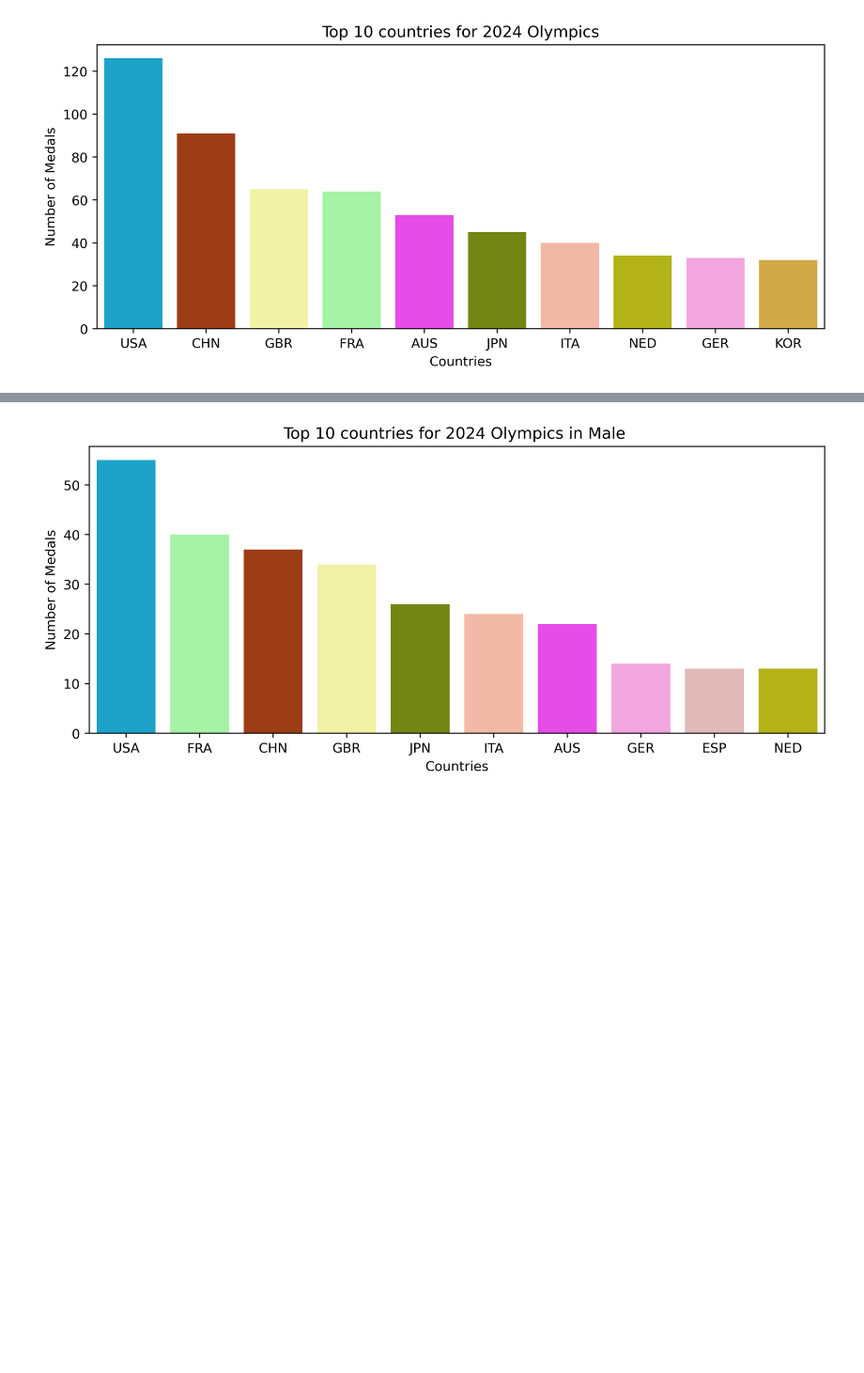
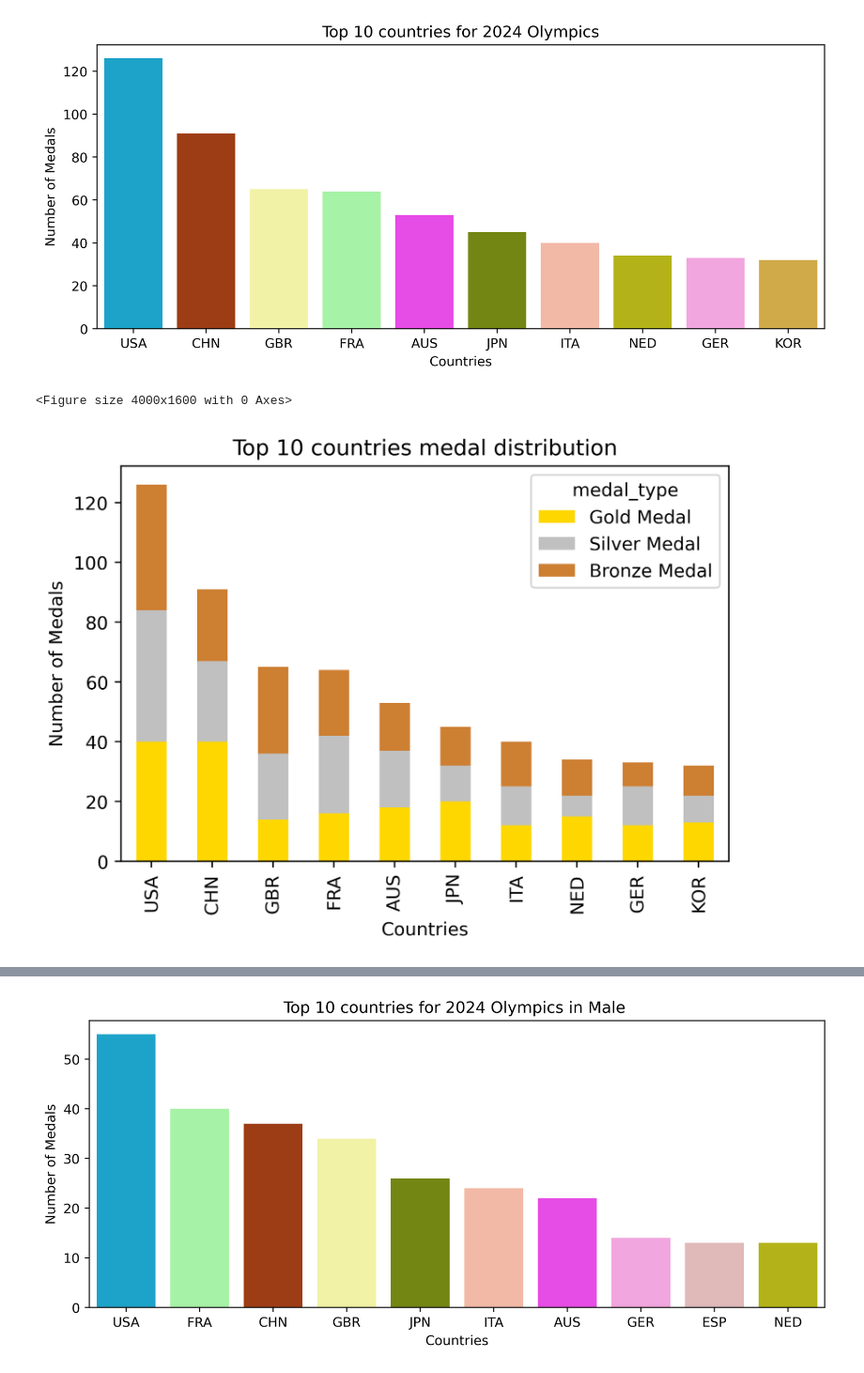
Before and after one commit to yildiramdsa/olympic_medal_distribution_analysis, a Jupyter notebook: notebooks/Project_2024_Medal_Distribution.ipynb, the cells around one changed output, grey strips where cells are left out. Shown at 94% size. Drawn from its saved outputs; the diff is of its cells as text; code cells hidden in the pictures; blank space fills up the shorter version.

```diff
--- a/notebooks/Project_2024_Medal_Distribution.ipynb
+++ b/notebooks/Project_2024_Medal_Distribution.ipynb
@@ -229,3 +230,44 @@ plt.ylabel('Number of Medals')
 plt.show()
 # %% [output]
 [figure]
+# %%
+def plot_medal_count_bar (df,title):
+
+
+    #Providing a stacked bar to show the distribution of gold, silver and bronze across each country
+    #Unstack pivote the medal_type from rows to columns. fill_value fills the empty medal_type as 0
+    cumulative_medal_df = df.groupby(['country_code','medal_type']).size().unstack(fill_value=0)
+
+    #.sum(axis= 1) calculates the total medals cross the columns
+    #Sort in descending order
+    cumulative_medal_df['total'] = cumulative_medal_df.sum(axis = 1)
+    sorted_cumulative_medal_df = cumulative_medal_df.sort_values(by = 'total', ascending = False).head(10)
+
+    #dropping total
+    sorted_cumulative_medal_df = sorted_cumulative_medal_df.drop(columns = 'total')
+
+    #setting color dict
+    medal_color_dict = {
+        'Gold Medal' : '#FFD700',
+        'Silver Medal' : '#C0C0C0',
+        'Bronze Medal' : '#CD7F32'
+    }
+
+    #rearranging columns as bronze is in the beginning
+    sorted_cumulative_medal_df = sorted_cumulative_medal_df[['Gold Medal', 'Silver Medal','Bronze Medal']]
+
+    #Plotting the bargraph
+    plt.figure(figsize =(10,4))
+    ax = sorted_cumulative_medal_df.plot(kind = 'bar' , stacked = True , color = medal_color_dict )
+
+    plt.title(title)
+    plt.xlabel('Countries')
+    plt.ylabel('Number of Medals')
+
+
+    plt.show()
+# %%
+plot_medal_count_bar(df, 'Top 10 countries medal distribution')
+# %% [output]
+<Figure size 4000x1600 with 0 Axes>
+[figure, added]
```
Also changed, not shown: parts of 11 cells of this notebook.
